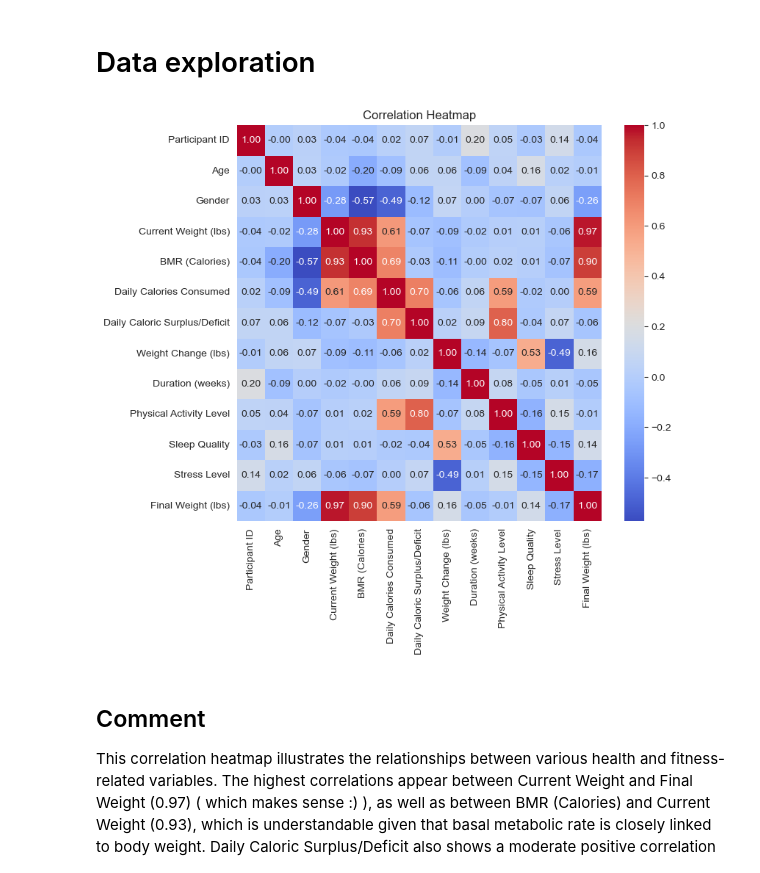
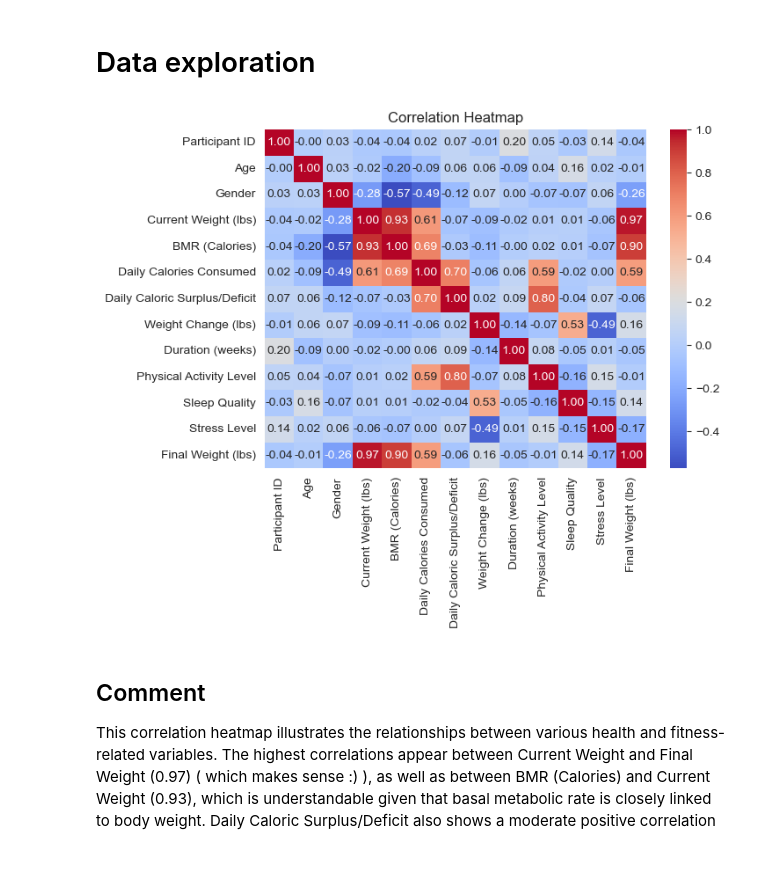
Before and after one commit to Mateoo18/Data_Science, a Jupyter notebook: Exercise_2_advanced/Assignment_2_with_Solution.ipynb, the cells around one changed output. Drawn from its saved outputs; the diff is of its cells as text; code cells hidden in the pictures.

```diff
--- a/Exercise_2_advanced/Assignment_2_with_Solution.ipynb
+++ b/Exercise_2_advanced/Assignment_2_with_Solution.ipynb
@@ -100,13 +100,13 @@ We mapped gender as 0 for Male and 1 for Female. Additionally, one of the key va
 # %% [markdown]
 # Data exploration
 # %%
-plt.figure(figsize=(8,7))
+plt.figure(figsize=(7,5))
 numeric_cols = data_encoded.select_dtypes(include=['float64', 'int64'])
 sns.heatmap(numeric_cols.corr(), annot=True, fmt=".2f", cmap='coolwarm')
 plt.title('Correlation Heatmap')
 plt.show()
 # %% [output]
-[figure, old version]
+[figure, new version]
 # %% [markdown]
 ## Comment
 This correlation heatmap illustrates the relationships between various health and fitness-related variables. The highest correlations appear between Current Weight and Final Weight (0.97) ( which makes sense :) ), as well as between BMR (Calories) and Current Weight (0.93), which is understandable given that basal metabolic rate is closely linked to body weight. Daily Caloric Surplus/Deficit also shows a moderate positive correlation with Daily Calories Consumed (0.70), which could indicate that calorie intake is a significant factor in weight changes. Additionally, Physical Activity Level is moderately correlated with Daily Calories Consumed (0.59), which might suggest that more active individuals consume more calories on average. Overall, the heatmap provides insights into which factors may be more influential in predicting weight-related changes.
```
Also changed, not shown: parts of 3 cells of this notebook.
